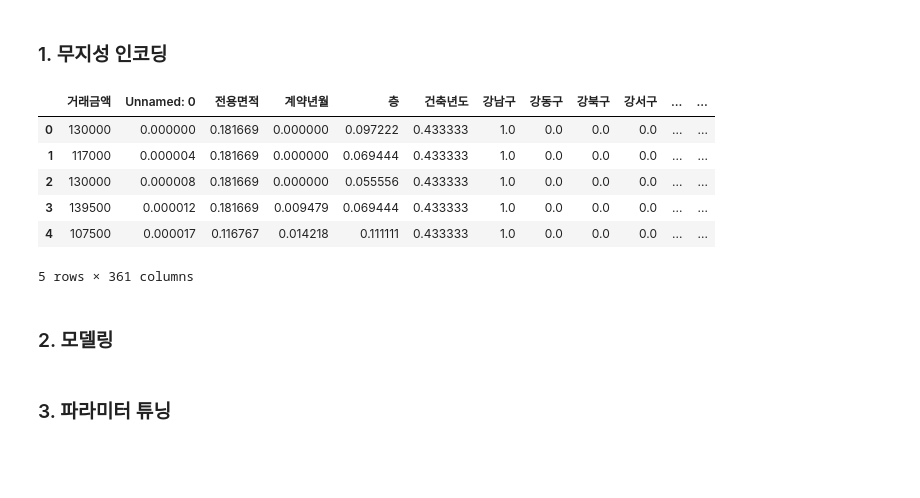
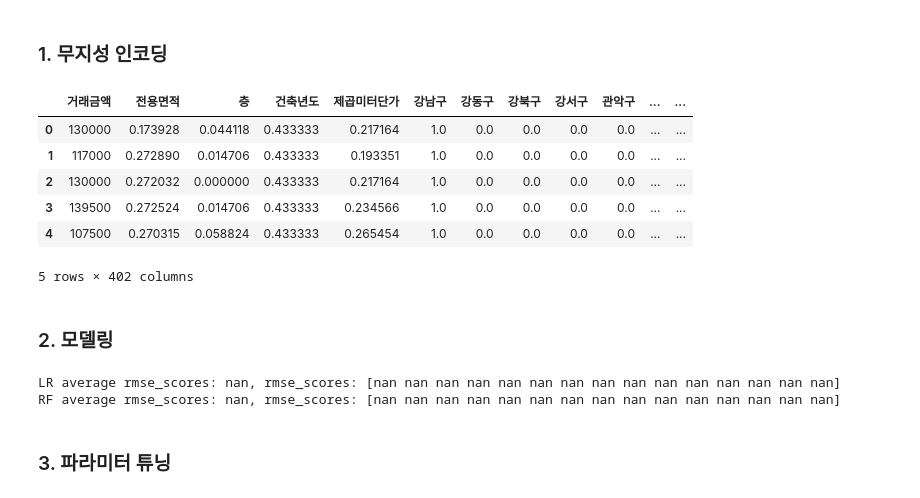
Before and after one commit to bini9788/Team4_EDA_ML_Prj, a Jupyter notebook: 모델링/modeling.ipynb, the cells around one changed output. Drawn from its saved outputs; the diff is of its cells as text; code cells hidden in the pictures; blank space fills up the shorter version.

Commit message:
update modeling file and train data

```diff
--- a/모델링/modeling.ipynb
+++ b/모델링/modeling.ipynb
@@ -14,3 +16,10 @@ from sklearn.model_selection import cross_val_score
 from optuna import Trial
 import optuna
 from optuna.samplers import TPESampler
+# %%
+sample_df = pd.read_csv('C:/Projects/python-workspace/Machine Learning/Machine learning project/team4 eda prj/Team4_EDA_ML_Prj/dataset/train_data_ver1.csv', sep=',')
+
+# 시간 순서대로 데이터 반영하기 위해서 거래년월일 정렬 필요
+sample_df = sample_df.sort_values('계약날짜인코딩')
+
+sample_df.info()
@@ -83,20 +112,19 @@ def encode_column(df, col_name):
     # 해당 컬럼의 series return
     else:
         return df[col_name]
-# %%
-# 1-1 test one_hot function
-sample_df = pd.read_csv('C:/Projects/python-workspace/Machine Learning/Machine learning project/team4 eda prj/Team4_EDA_ML_Prj/dataset/sample.csv', encoding='utf-16')
-one_hot_df = one_hot(sample_df)
-one_hot_df.head()
-# print(len(one_hot_df.columns))
-# %% [output]
-|  | 거래금액 | Unnamed: 0 | 전용면적 | 계약년월 | 층 | 건축년도 | 강남구 | 강동구 | 강북구 | 강서구 | ... | ... |
-| 0 | 130000 | 0.000000 | 0.181669 | 0.000000 | 0.097222 | 0.433333 | 1.0 | 0.0 | 0.0 | 0.0 | ... | ... |
-| 1 | 117000 | 0.000004 | 0.181669 | 0.000000 | 0.069444 | 0.433333 | 1.0 | 0.0 | 0.0 | 0.0 | ... | ... |
-| 2 | 130000 | 0.000008 | 0.181669 | 0.000000 | 0.055556 | 0.433333 | 1.0 | 0.0 | 0.0 | 0.0 | ... | ... |
-| 3 | 139500 | 0.000012 | 0.181669 | 0.009479 | 0.069444 | 0.433333 | 1.0 | 0.0 | 0.0 | 0.0 | ... | ... |
-| 4 | 107500 | 0.000017 | 0.116767 | 0.014218 | 0.111111 | 0.433333 | 1.0 | 0.0 | 0.0 | 0.0 | ... | ... |
-5 rows × 361 columns
+# %%
+# 1-1 test one_hot function
+preprocessed_train_df = one_hot(sample_df)
+# print(len(preprocessed_train_df.columns))
+preprocessed_train_df.head()
+# %% [output]
+|  | 거래금액 | 전용면적 | 층 | 건축년도 | 제곱미터단가 | 강남구 | 강동구 | 강북구 | 강서구 | 관악구 | ... | ... |
+| 0 | 130000 | 0.173928 | 0.044118 | 0.433333 | 0.217164 | 1.0 | 0.0 | 0.0 | 0.0 | 0.0 | ... | ... |
+| 1 | 117000 | 0.272890 | 0.014706 | 0.433333 | 0.193351 | 1.0 | 0.0 | 0.0 | 0.0 | 0.0 | ... | ... |
+| 2 | 130000 | 0.272032 | 0.000000 | 0.433333 | 0.217164 | 1.0 | 0.0 | 0.0 | 0.0 | 0.0 | ... | ... |
+| 3 | 139500 | 0.272524 | 0.014706 | 0.433333 | 0.234566 | 1.0 | 0.0 | 0.0 | 0.0 | 0.0 | ... | ... |
+| 4 | 107500 | 0.270315 | 0.058824 | 0.433333 | 0.265454 | 1.0 | 0.0 | 0.0 | 0.0 | 0.0 | ... | ... |
+5 rows × 402 columns
 # %% [markdown]
 ### 2. 모델링
 # %%
@@ -141,24 +165,29 @@ import xgboost as xgb
 import lightgbm as lgb
 
 # 2. test execute_modeling function
-preprocessed_train_df = one_hot_df.drop('Unnamed: 0', axis=1)
+preprocessed_train_df = one_hot(sample_df)
 preprocessed_train_df = preprocessed_train_df.drop_duplicates()
 
-X_train = preprocessed_train_df[preprocessed_train_df['계약년월'] < 0.6].drop(['거래금액'], axis=1)
-y_train = preprocessed_train_df[preprocessed_train_df['계약년월'] < 0.6]['거래금액']
-X_test = preprocessed_train_df[preprocessed_train_df['계약년월'] >= 0.6].drop(['거래금액'], axis=1)
-y_test = preprocessed_train_df[preprocessed_train_df['계약년월'] >= 0.6]['거래금액']
+# 시간 순서대로 데이터 반영하기 위해서 거래년월일 정렬 필요
+# preprocessed_train_df = preprocessed_train_df.sort_values('거래년월일')
+
+# 인코딩된 데이터에서 data, target 분류
+data = preprocessed_train_df.drop(['거래금액'], axis=1)
+target = preprocessed_train_df['거래금액']
 
 model_list = [
                 ('LR', LinearRegression()),
-                ('RF', RandomForestRegressor(n_estimators = 10)),
-                ('model_xgb', xgb.XGBRegressor(n_estimators=500, max_depth=9, min_child_weight=5, gamma=0.1, n_jobs=-1)),
-                ('model_lgb', lgb.LGBMRegressor(n_estimators=500, max_depth=9, min_child_weight=5, n_jobs=-1))
+                ('RF', RandomForestRegressor(n_estimators = 10))
+                # ('model_xgb', xgb.XGBRegressor(n_estimators=500, max_depth=9, min_child_weight=5, gamma=0.1, n_jobs=-1)),
+                # ('model_lgb', lgb.LGBMRegressor(n_estimators=500, max_depth=9, min_child_weight=5, n_jobs=-1))
             ]
 
 for model_tuple in model_list:
-    # execute_modeling(model_tuple, X_train, y_train, X_test, y_test)
+    execute_modeling(model_tuple, data, target)
     pass
+# %% [output]
+LR average rmse_scores: nan, rmse_scores: [nan nan nan nan nan nan nan nan nan nan nan nan nan nan nan]
+RF average rmse_scores: nan, rmse_scores: [nan nan nan nan nan nan nan nan nan nan nan nan nan nan nan]
 # %% [markdown]
 ### 3. 파라미터 튜닝
 # %%
```
Also changed, not shown: parts of 5 cells of this notebook, 1 other file.
